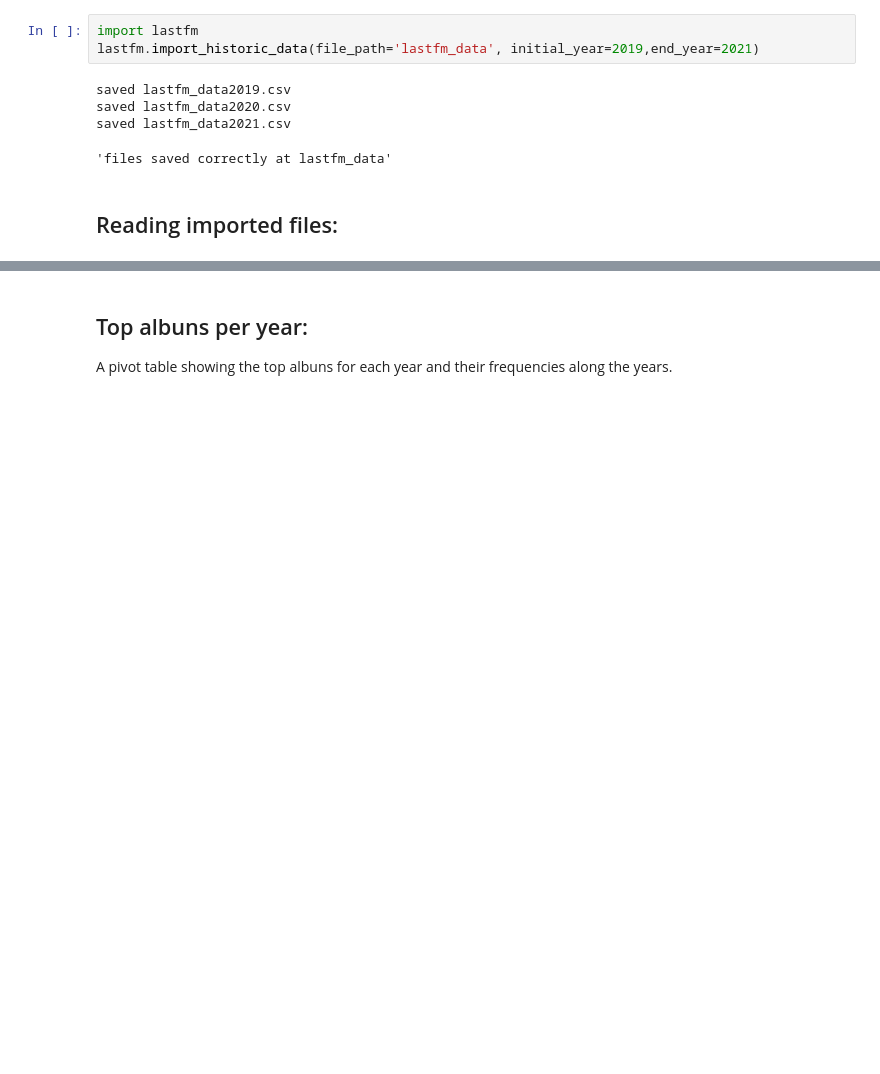
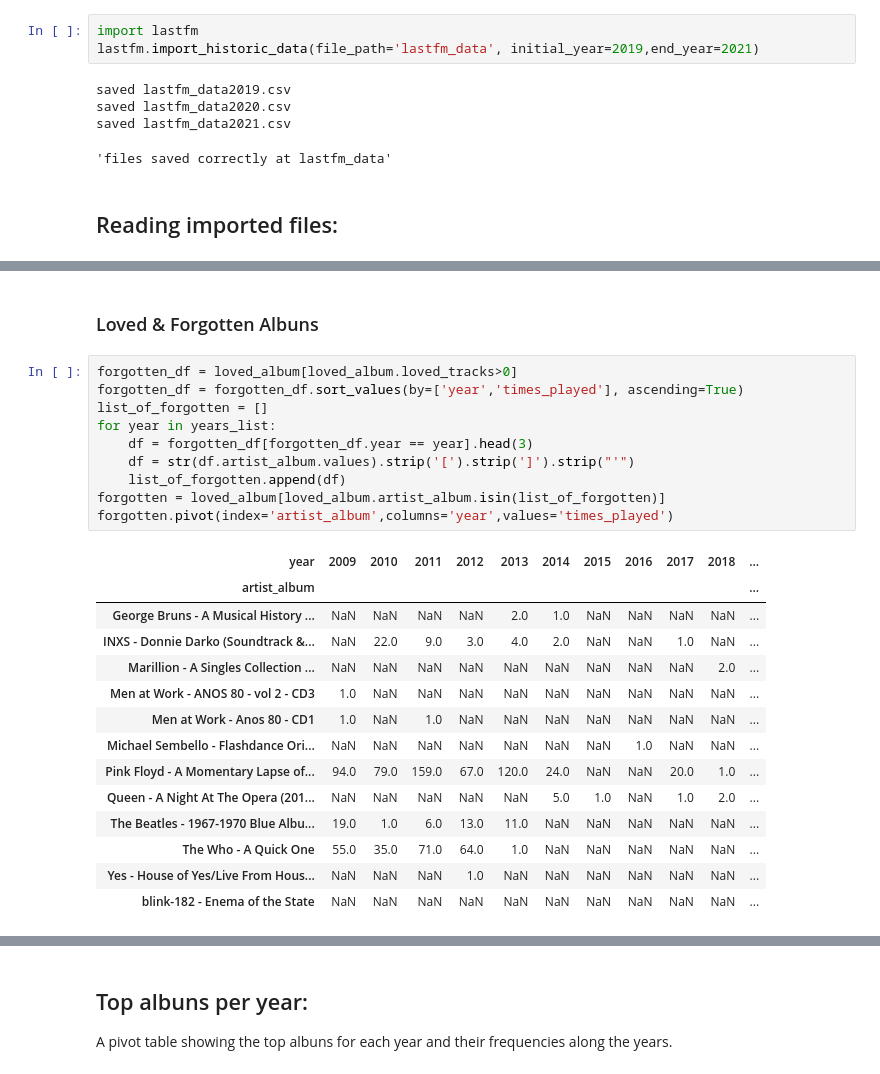
Before and after one commit to fredericohorst/personal-music-trends, a Jupyter notebook: analyzing.ipynb, the cells around one changed output, grey strips where cells are left out. Saved outputs shown, nothing was run; the diff lists cells and outputs as text; blank space fills up the shorter version.

```diff
--- a/analyzing.ipynb
+++ b/analyzing.ipynb
@@ -43,0 +144,27 @@ lastfm_df.head(10)
+# %% [markdown]
+### Loved & Forgotten Albuns
+# %%
+forgotten_df = loved_album[loved_album.loved_tracks>0]
+forgotten_df = forgotten_df.sort_values(by=['year','times_played'], ascending=True)
+list_of_forgotten = []
+for year in years_list:
+    df = forgotten_df[forgotten_df.year == year].head(3)
+    df = str(df.artist_album.values).strip('[').strip(']').strip("'")
+    list_of_forgotten.append(df)
+forgotten = loved_album[loved_album.artist_album.isin(list_of_forgotten)]
+forgotten.pivot(index='artist_album',columns='year',values='times_played')
+# %% [output]
+| year | 2009 | 2010 | 2011 | 2012 | 2013 | 2014 | 2015 | 2016 | 2017 | 2018 | ... |
+| artist_album |  |  |  |  |  |  |  |  |  |  | ... |
+| George Bruns - A Musical History ... | NaN | NaN | NaN | NaN | 2.0 | 1.0 | NaN | NaN | NaN | NaN | ... |
+| INXS - Donnie Darko (Soundtrack &... | NaN | 22.0 | 9.0 | 3.0 | 4.0 | 2.0 | NaN | NaN | 1.0 | NaN | ... |
+| Marillion - A Singles Collection ... | NaN | NaN | NaN | NaN | NaN | NaN | NaN | NaN | NaN | 2.0 | ... |
+| Men at Work - ANOS 80 - vol 2 - CD3 | 1.0 | NaN | NaN | NaN | NaN | NaN | NaN | NaN | NaN | NaN | ... |
+| Men at Work - Anos 80 - CD1 | 1.0 | NaN | 1.0 | NaN | NaN | NaN | NaN | NaN | NaN | NaN | ... |
+| Michael Sembello - Flashdance Ori... | NaN | NaN | NaN | NaN | NaN | NaN | NaN | 1.0 | NaN | NaN | ... |
+| Pink Floyd - A Momentary Lapse of... | 94.0 | 79.0 | 159.0 | 67.0 | 120.0 | 24.0 | NaN | NaN | 20.0 | 1.0 | ... |
+| Queen - A Night At The Opera (201... | NaN | NaN | NaN | NaN | NaN | 5.0 | 1.0 | NaN | 1.0 | 2.0 | ... |
+| The Beatles - 1967-1970 Blue Albu... | 19.0 | 1.0 | 6.0 | 13.0 | 11.0 | NaN | NaN | NaN | NaN | NaN | ... |
+| The Who - A Quick One | 55.0 | 35.0 | 71.0 | 64.0 | 1.0 | NaN | NaN | NaN | NaN | NaN | ... |
+| Yes - House of Yes/Live From Hous... | NaN | NaN | NaN | 1.0 | NaN | NaN | NaN | NaN | NaN | NaN | ... |
+| blink-182 - Enema of the State | NaN | NaN | NaN | NaN | NaN | NaN | NaN | NaN | NaN | NaN | ... |
```
Also changed, not shown: parts of 14 cells of this notebook.
